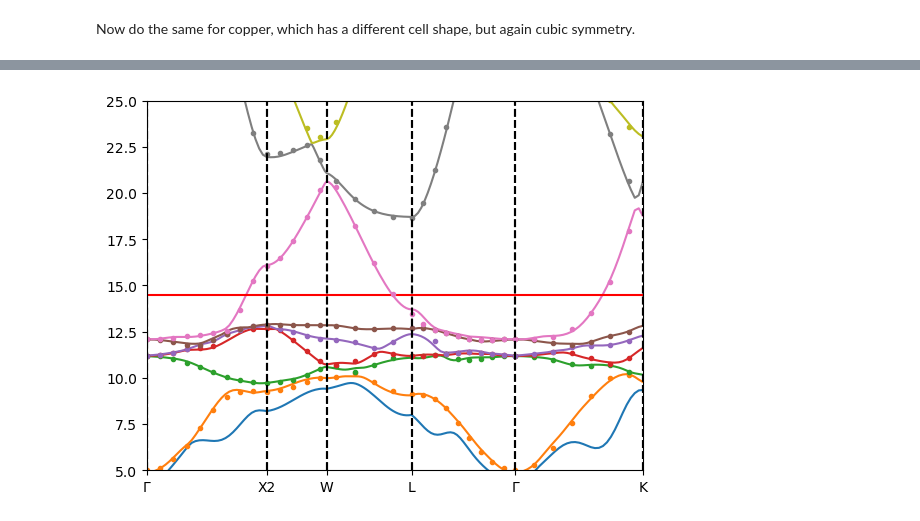
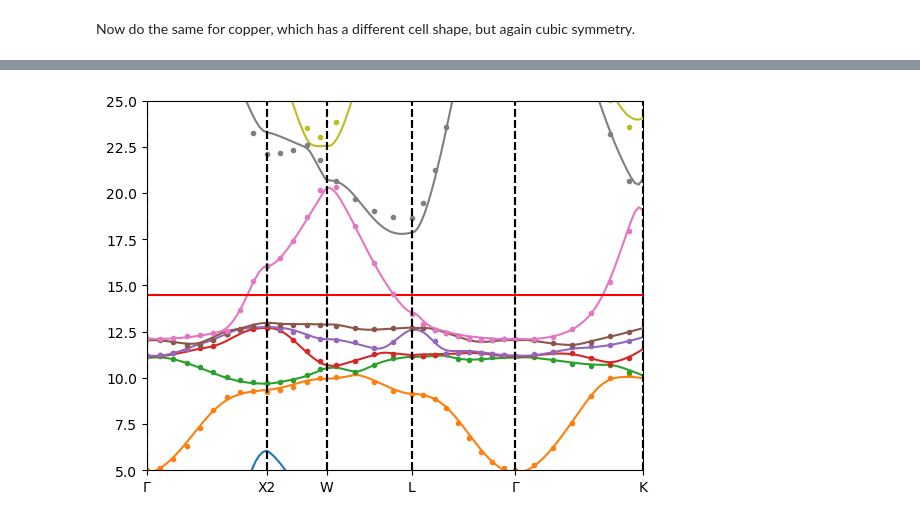
Before and after one commit to redweasel/tight-binding, a Jupyter notebook: notebooks/AsymTightBinding.ipynb, the cells around one changed output, grey strips where cells are left out. Cells and saved outputs as stored; diff of their text form; code cells hidden in the pictures.

```diff
--- a/notebooks/AsymTightBinding.ipynb
+++ b/notebooks/AsymTightBinding.ipynb
@@ -102,6 +132,8 @@ material = qe.QECrystal("cu", [], [], [], 0)
 k_smpl, _, ref_bands, symmetries, fermi_energy = material.read_bands()
 print("Symmetries:", len(symmetries))
 k_smpl, ref_bands = Symmetry.cubic(True).realize_symmetric_data(k_smpl, ref_bands)
+
+np.set_printoptions(precision=3, suppress=True)
 
 # now start my algorithm to find good matrices
 additional_bands = 3
@@ -113,12 +145,14 @@ weights[-1] = 0.1
 weights[-2] = 0.1
 
 basis_transform = np.array([[0, 1, 1], [1, 0, 1], [1, 1, 0]]) / 2.0
-neighbors = ((0, 0, 0), (1, 0, 0), (1, 1, 0), (1, 1, 1))
+neighbors = ((0, 0, 0), (1, 0, 0)) #, (1, 1, 0), (1, 1, 1)
+neighbors = np.array(neighbors) @ basis_transform
 neighbors = Symmetry.cubic(True).complete_neighbors(neighbors) # this can be done before or after the basis_transform is applied for different results
-neighbors = np.array(neighbors) @ basis_transform
+print("neighbors count", len(neighbors))
+#print(np.array(neighbors))
 
-tb_cu = BandStructureModel.init_tight_binding_from_ref(Symmetry.none(), neighbors, k_smpl, ref_bands, band_offset, additional_bands, cos_reduced=True)
-tb_cu.optimize(k_smpl, 1, ref_bands, weights, band_offset, 1000, 21, train_k0=False, regularization=0.995, learning_rate=0.25)
-tb_cu.optimize(k_smpl, 1, ref_bands, weights, band_offset, 2000, 21, train_k0=True, regularization=0.999, learning_rate=0.25)
+#tb_cu = BandStructureModel.init_tight_binding_from_ref(Symmetry.none(), neighbors, k_smpl, ref_bands, band_offset, additional_bands, cos_reduced=True)
+tb_cu.optimize(k_smpl, 1, ref_bands, weights, band_offset, 10, 1, train_k0=True, regularization=0.995, max_accel_global=1.0)
+tb_cu.optimize(k_smpl, 1, ref_bands, weights, band_offset, 200, 1, train_k0=True, max_accel_global=8.0)
 # %% [output]
 Symmetries: 48
@@ -127,16 +166,14 @@ final loss: 1.73e-01 (max band-error [0.421 0.275 0.205 0.212 0.201 0.371 0.557
 # %%
-import kpaths
-importlib.reload(kpaths)
 path = kpaths.KPath('G').to('X2').to('W').to('L').to('G').to('K')
 path2 = kpaths.KPath('G').to('X2', 9).to('W', 9).to('L', 9).to('G', 9).to('K', 9*3)
 interpolator = kpaths.interpolate_unstructured(k_smpl, ref_bands, Symmetry.none())
 path.plot(tb_cu, '-')
 plt.axhline(fermi_energy, color='r')
 path2.plot(interpolator, '.', band_offset=1)
 plt.ylim(5, 25)
 plt.show()
 # %% [output]
-[figure, old version]
+[figure, new version]
 # %%
 fs.plot_2D_fermi_surface(tb_cu, fermi_energy, N=63, k_range=[-1, 1])
 # %% [output]
```
Also changed, not shown: parts of 9 cells of this notebook, 9 other files.
